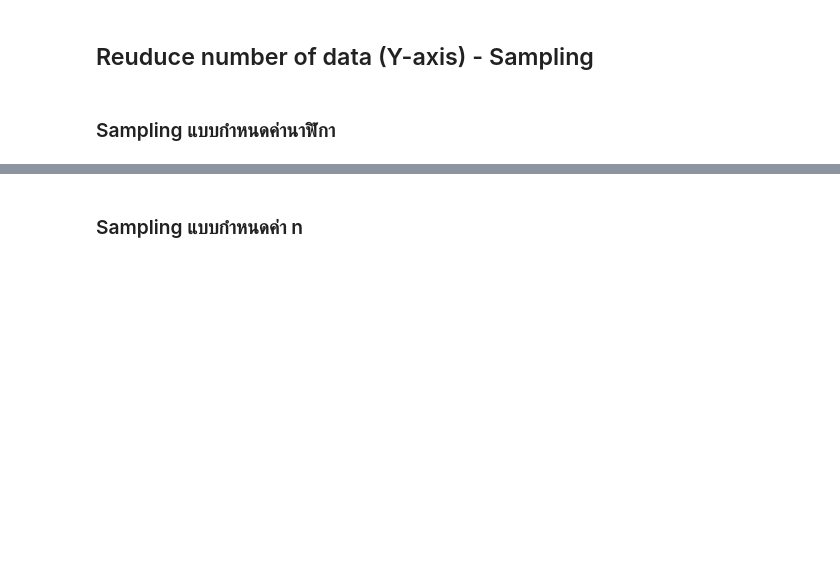
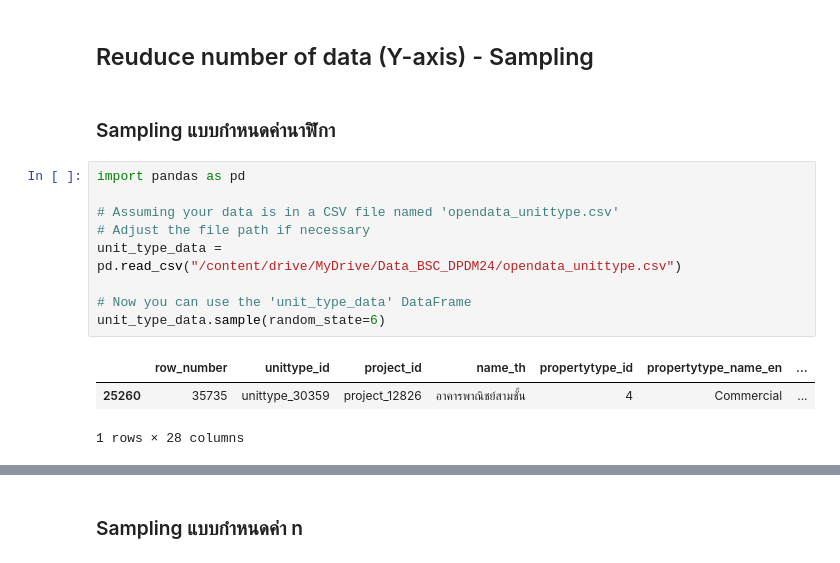
Before and after one commit to Nithinan-Srikongphan/bsc_dpdm24, a Jupyter notebook: Chapter_3_Data_Preprocessing.ipynb, the cells around one changed output, grey strips where cells are left out. Drawn from its saved outputs; the diff is of its cells as text; blank space fills up the shorter version.

```diff
--- a/Chapter_3_Data_Preprocessing.ipynb
+++ b/Chapter_3_Data_Preprocessing.ipynb
@@ -980,4 +640,17 @@ unit_df
 ## Reuduce number of data (Y-axis) - Sampling
 # %% [markdown]
 ### Sampling แบบกำหนดค่านาฬิกา
+# %%
+import pandas as pd
+
+# Assuming your data is in a CSV file named 'opendata_unittype.csv'
+# Adjust the file path if necessary
+unit_type_data = pd.read_csv("/content/drive/MyDrive/Data_BSC_DPDM24/opendata_unittype.csv")
+
+# Now you can use the 'unit_type_data' DataFrame
+unit_type_data.sample(random_state=6)
+# %% [output]
+|  | row_number | unittype_id | project_id | name_th | propertytype_id | propertytype_name_en | ... |
+| 25260 | 35735 | unittype_30359 | project_12826 | อาคารพาณิชย์สามชั้น | 4 | Commercial | ... |
+1 rows × 28 columns
 # %%
```
Also changed, not shown: parts of 53 cells of this notebook.
